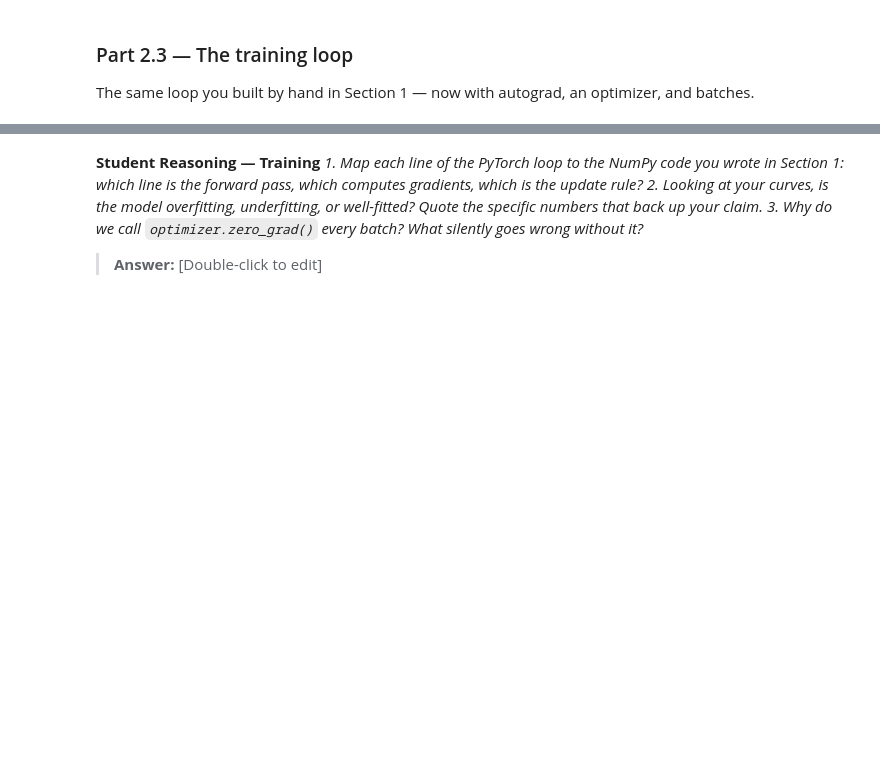
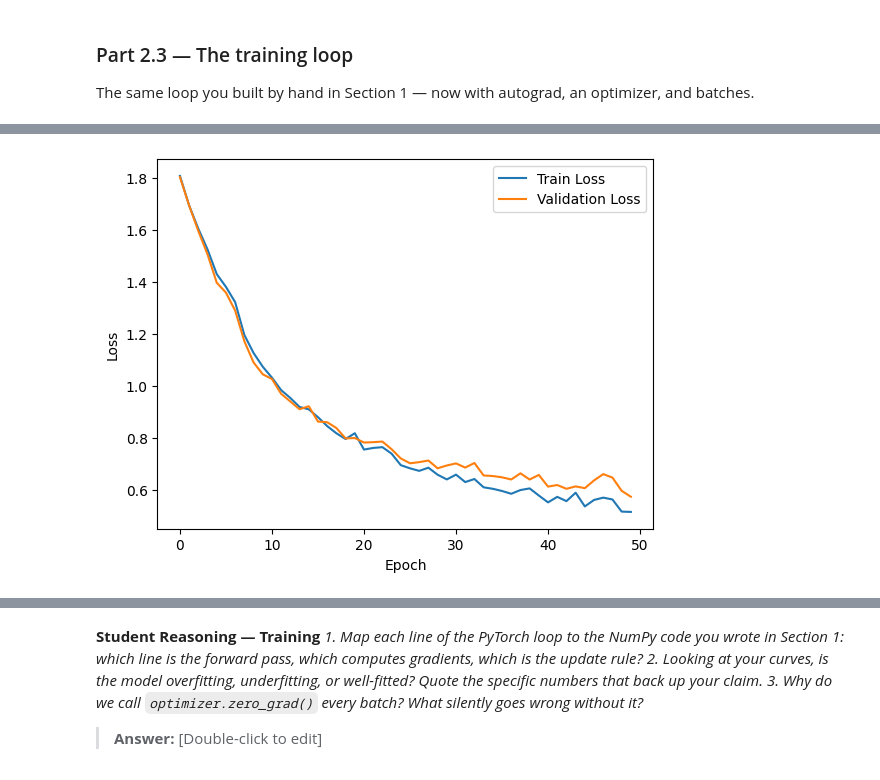
Before and after one commit to luckiest-child/lab-3, a Jupyter notebook: lab_3.ipynb, the cells around one changed output, grey strips where cells are left out. Drawn from its saved outputs; the diff is of its cells as text; code cells hidden in the pictures; blank space fills up the shorter version.

Commit message:
Worked on part 2.3

```diff
--- a/lab_3.ipynb
+++ b/lab_3.ipynb
@@ -569,20 +576,93 @@ True
 ### Part 2.3 — The training loop
 The same loop you built by hand in Section 1 — now with autograd, an optimizer, and batches.
 # %%
-# TODO: criterion = nn.CrossEntropyLoss()
-#       optimizer = torch.optim.Adam(model.parameters(), lr=1e-3)   # or SGD — justify
+# TODO:
+criterion = nn.CrossEntropyLoss()
+optimizer = torch.optim.Adam(model.parameters(), lr=1e-3)   # or SGD — justify
+
+train_losses = []
+val_losses = []
+train_accuracy = []
+val_accuracy = []
+
+highest_val_accuracy = 0
 
 # TODO: Train for at least 50 epochs. Each epoch:
-#   1. model.train(); for xb, yb in train_loader:
-#        optimizer.zero_grad()
-#        logits = model(xb.to(DEVICE))
-#        loss = criterion(logits, yb.to(DEVICE))
-#        loss.backward()          # <- the backprop you wrote by hand in Part 1.2
-#        optimizer.step()         # <- the update rule you wrote in Part 1.1
+for epoch in range(50):
+  model.train()
+  for xb, yb in train_loader:
+    optimizer.zero_grad()
+    logits = model(xb.to(DEVICE))
+    loss = criterion(logits, yb.to(DEVICE))
+    loss.backward()          # <- the backprop you wrote by hand in Part 1.2
+    optimizer.step()         # <- the update rule you wrote in Part 1.1
+
 #   2. model.eval() + torch.no_grad(): compute loss AND accuracy on train and validation sets
+  model.eval()
+
+  train_loss = 0
+  correct = 0
+  total = 0
+
+  with torch.no_grad():
+    for xb, yb in train_loader:
+      xb = xb.to(DEVICE)
+      yb = yb.to(DEVICE)
+      logits = model(xb)
+      loss = criterion(logits, yb)
+
+      train_loss += loss.item()
+      predictions = torch.argmax(logits, dim=1)
+      correct += (predictions == yb).sum().item()
+      total += yb.size(0)
+
+  train_loss /= len(train_loader)
+  train_acc = correct / total
+
+  val_loss = 0
+  correct = 0
+  total = 0
+
+  with torch.no_grad():
+    for xb, yb in val_loader:
+      xb = xb.to(DEVICE)
+      yb = yb.to(DEVICE)
+      logits = model(xb)
+      loss = criterion(logits, yb)
+
+      val_loss += loss.item()
+      predictions = torch.argmax(logits, dim=1)
+      correct += (predictions == yb).sum().item()
+      total += yb.size(0)
+
+  val_loss /= len(val_loader)
+  val_acc = correct / total
+
 #   3. Append everything to history lists; print a one-line summary per epoch.
+  train_losses.append(train_loss)
+  val_losses.append(val_loss)
+  train_accuracy.append(train_acc)
+  val_accuracy.append(val_acc)
+
+  print(f"Epoch {epoch+1}: Losses: {train_loss} (training), {val_loss} (validation) \n Accuracy: {train_acc} (training), {val_acc} (validation)")
 
 # TODO: Save the best model (highest validation accuracy):
-#   torch.save(model.state_dict(), "ffn_best.pt")
+  if val_acc > highest_val_accuracy:
+    highest_val_accuracy = val_acc
+    torch.save(model.state_dict(), "ffn_best.pt")
 
 # TODO: Plot loss curves (train + val) and accuracy curves (train + val), with legends.
+plt.plot(train_losses, label="Train Loss")
+plt.plot(val_losses, label="Validation Loss")
+plt.xlabel("Epoch")
+plt.ylabel("Loss")
+plt.legend()
+plt.show()
+
+plt.plot(train_accuracy, label="Train Accuracy")
+plt.plot(val_accuracy, label="Validation Accuracy")
+plt.xlabel("Epoch")
+plt.ylabel("Accuracy")
+plt.legend()
+plt.show()
+# %% [output]
@@ -588,0 +686 @@ The same loop you built by hand in Section 1 — now with autograd, an optimizer
+[figure, added]
```
Also changed, not shown: parts of 7 cells of this notebook.
